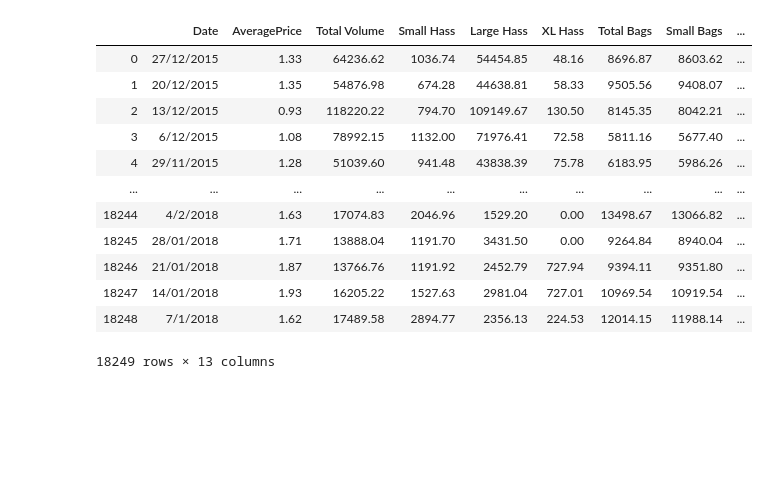
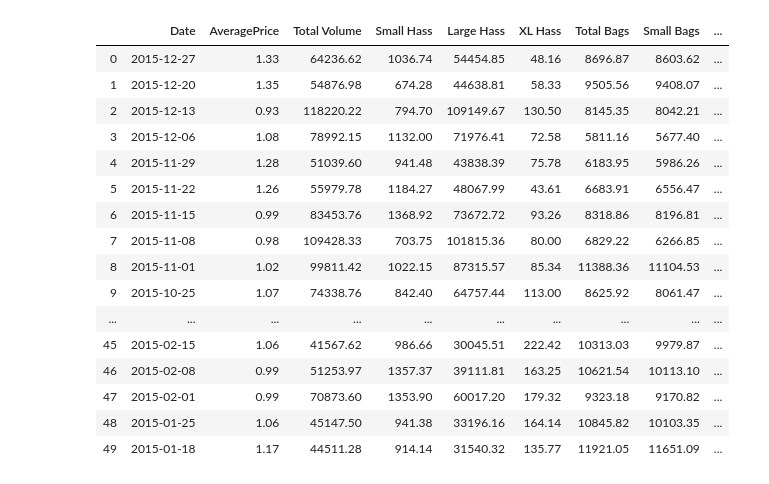
Before and after one commit to hsnguyen1995/Pit-iful_Project, a Jupyter notebook: data_cleaning_guacgawd/data_cleaning_dataworld.ipynb, the cells around one changed output. Cells and saved outputs as stored; diff of their text form; code cells hidden in the pictures; blank space fills up the shorter version.

```diff
--- a/data_cleaning_guacgawd/data_cleaning_dataworld.ipynb
+++ b/data_cleaning_guacgawd/data_cleaning_dataworld.ipynb
@@ -1,26 +1,30 @@
 # %%
 # Import dependencies
 import pandas as pd
 
 # Read and load csv
 avocado_path = "../Data/avocado.csv"
-avo_csv = pd.read_csv(avocado_path)
+avo_csv = pd.read_csv(avocado_path, parse_dates=['Date'], dayfirst=True)
 
-avo_csv
+avo_csv.head(50)
 # %% [output]
 |  | Date | AveragePrice | Total Volume | Small Hass | Large Hass | XL Hass | Total Bags | Small Bags | ... |
-| 0 | 27/12/2015 | 1.33 | 64236.62 | 1036.74 | 54454.85 | 48.16 | 8696.87 | 8603.62 | ... |
-| 1 | 20/12/2015 | 1.35 | 54876.98 | 674.28 | 44638.81 | 58.33 | 9505.56 | 9408.07 | ... |
-| 2 | 13/12/2015 | 0.93 | 118220.22 | 794.70 | 109149.67 | 130.50 | 8145.35 | 8042.21 | ... |
-| 3 | 6/12/2015 | 1.08 | 78992.15 | 1132.00 | 71976.41 | 72.58 | 5811.16 | 5677.40 | ... |
-| 4 | 29/11/2015 | 1.28 | 51039.60 | 941.48 | 43838.39 | 75.78 | 6183.95 | 5986.26 | ... |
+| 0 | 2015-12-27 | 1.33 | 64236.62 | 1036.74 | 54454.85 | 48.16 | 8696.87 | 8603.62 | ... |
+| 1 | 2015-12-20 | 1.35 | 54876.98 | 674.28 | 44638.81 | 58.33 | 9505.56 | 9408.07 | ... |
+| 2 | 2015-12-13 | 0.93 | 118220.22 | 794.70 | 109149.67 | 130.50 | 8145.35 | 8042.21 | ... |
+| 3 | 2015-12-06 | 1.08 | 78992.15 | 1132.00 | 71976.41 | 72.58 | 5811.16 | 5677.40 | ... |
+| 4 | 2015-11-29 | 1.28 | 51039.60 | 941.48 | 43838.39 | 75.78 | 6183.95 | 5986.26 | ... |
+| 5 | 2015-11-22 | 1.26 | 55979.78 | 1184.27 | 48067.99 | 43.61 | 6683.91 | 6556.47 | ... |
+| 6 | 2015-11-15 | 0.99 | 83453.76 | 1368.92 | 73672.72 | 93.26 | 8318.86 | 8196.81 | ... |
+| 7 | 2015-11-08 | 0.98 | 109428.33 | 703.75 | 101815.36 | 80.00 | 6829.22 | 6266.85 | ... |
+| 8 | 2015-11-01 | 1.02 | 99811.42 | 1022.15 | 87315.57 | 85.34 | 11388.36 | 11104.53 | ... |
+| 9 | 2015-10-25 | 1.07 | 74338.76 | 842.40 | 64757.44 | 113.00 | 8625.92 | 8061.47 | ... |
 | ... | ... | ... | ... | ... | ... | ... | ... | ... | ... |
-| 18244 | 4/2/2018 | 1.63 | 17074.83 | 2046.96 | 1529.20 | 0.00 | 13498.67 | 13066.82 | ... |
-| 18245 | 28/01/2018 | 1.71 | 13888.04 | 1191.70 | 3431.50 | 0.00 | 9264.84 | 8940.04 | ... |
-| 18246 | 21/01/2018 | 1.87 | 13766.76 | 1191.92 | 2452.79 | 727.94 | 9394.11 | 9351.80 | ... |
-| 18247 | 14/01/2018 | 1.93 | 16205.22 | 1527.63 | 2981.04 | 727.01 | 10969.54 | 10919.54 | ... |
-| 18248 | 7/1/2018 | 1.62 | 17489.58 | 2894.77 | 2356.13 | 224.53 | 12014.15 | 11988.14 | ... |
+| 45 | 2015-02-15 | 1.06 | 41567.62 | 986.66 | 30045.51 | 222.42 | 10313.03 | 9979.87 | ... |
+| 46 | 2015-02-08 | 0.99 | 51253.97 | 1357.37 | 39111.81 | 163.25 | 10621.54 | 10113.10 | ... |
+| 47 | 2015-02-01 | 0.99 | 70873.60 | 1353.90 | 60017.20 | 179.32 | 9323.18 | 9170.82 | ... |
+| 48 | 2015-01-25 | 1.06 | 45147.50 | 941.38 | 33196.16 | 164.14 | 10845.82 | 10103.35 | ... |
+| 49 | 2015-01-18 | 1.17 | 44511.28 | 914.14 | 31540.32 | 135.77 | 11921.05 | 11651.09 | ... |
-18249 rows × 13 columns
 # %%
 # check data types
 avo_csv.dtypes
```
Also changed, not shown: parts of 10 cells of this notebook, 7 other files.
